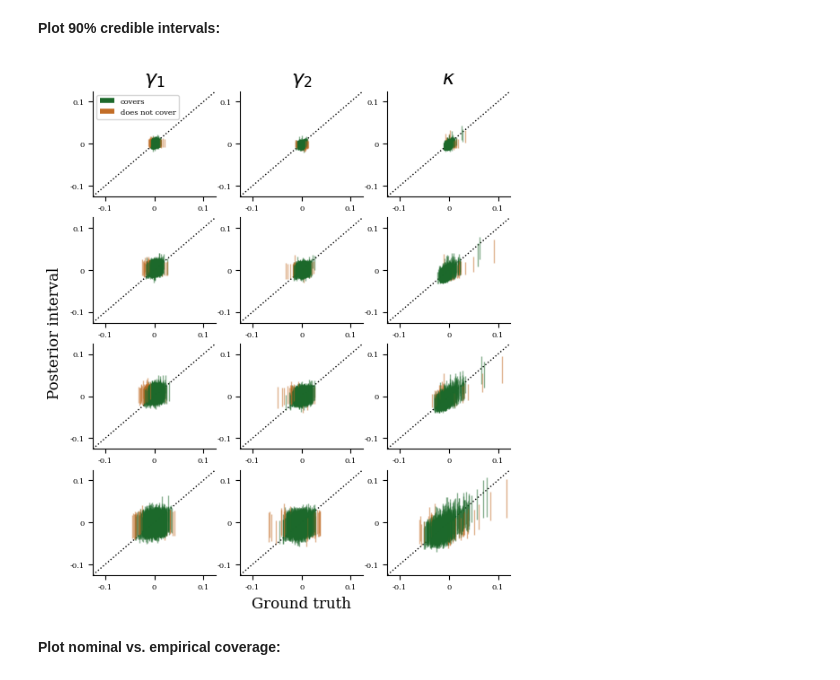
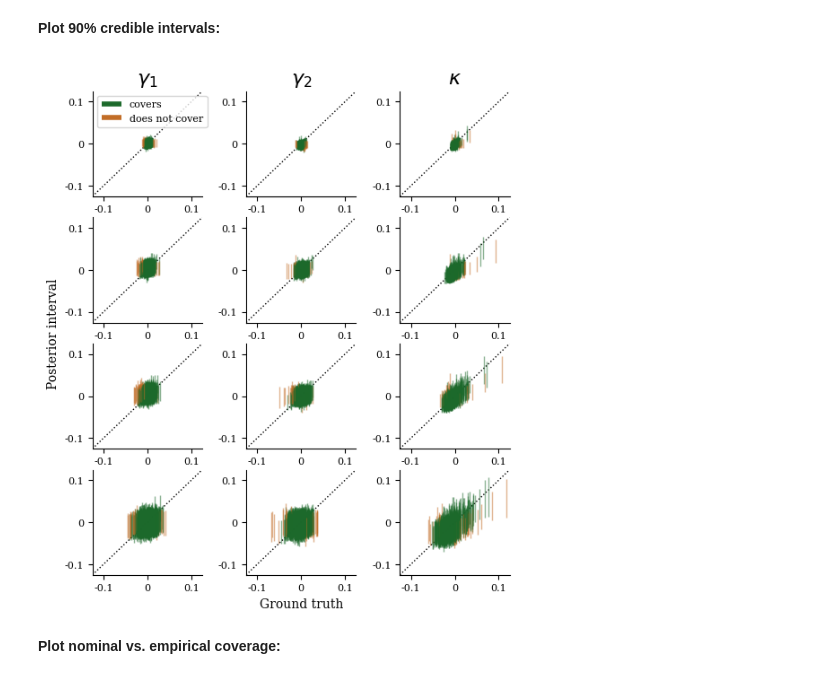
Before and after one commit to prob-ml/blissWL, a Jupyter notebook: images_to_maps/dc2/results/credibleintervals.ipynb, the cells around one changed output. Drawn from its saved outputs; the diff is of its cells as text; code cells hidden in the pictures.

Commit message:
Update figure aesthetics in credible intervals notebook

```diff
--- a/images_to_maps/dc2/results/credibleintervals.ipynb
+++ b/images_to_maps/dc2/results/credibleintervals.ipynb
@@ -177,8 +177,8 @@ Confidence level: 0.95, Shear 1: 0.9832, Shear 2: 0.9789, Convergence: 0.9605
 # %%
 fig, ax = plt.subplots(4, 3, figsize=(6, 7))
 
-fontsize = 12
-ticklabelsize = 6
+axislabelsize = 10
+ticklabelsize = 8
 color = np.array(["#c26d27", "#1c692b"])
 alpha = 0.5
 
@@ -331,37 +331,39 @@ for b in range(num_bins):
             _ = ax[b, 2].vlines(
                 x=convergence_true[..., b].flatten(0, 1)[indexes[i]],
                 linewidths=1,
                 ymin=convergence_ci_lower[:, :, b, :].flatten(0, 1)[..., interval_idx][indexes[i]],
                 ymax=convergence_ci_upper[:, :, b, :].flatten(0, 1)[..., interval_idx][indexes[i]],
                 alpha=alpha,
                 color=color[convergence_coverage[indexes[i]]],
             )
 
 leg = ax[0, 0].legend(loc="upper left", prop={"size": ticklabelsize})
 for lh in leg.legend_handles:
     lh.set_alpha(1)
 for line in leg.get_lines():
     line.set_linewidth(4)
 _ = ax[0, 0].set_title(r"$\gamma_1$", fontsize=16)
 _ = ax[0, 1].set_title(r"$\gamma_2$", fontsize=16)
 _ = ax[0, 2].set_title(r"$\kappa$", fontsize=16)
-_ = ax[3, 1].set_xlabel("Ground truth", fontsize=fontsize)
-_ = ax[1, 0].set_ylabel("Posterior interval", fontsize=fontsize)
-_ = ax[1, 0].yaxis.set_label_coords(-0.25, -0.1)
+_ = ax[3, 1].set_xlabel("Ground truth", fontsize=axislabelsize)
+_ = ax[1, 0].set_ylabel("Posterior interval", fontsize=axislabelsize)
+_ = ax[1, 0].yaxis.set_label_coords(-0.3, -0.1)
 
 for a in ax.flat:
     _ = a.spines[["top", "right"]].set_visible(False)
     _ = a.set_xlim(axmin, axmax)
     _ = a.set_ylim(axmin, axmax)
     _ = a.set_xticks([-0.1, 0, 0.1], [-0.1, 0, 0.1])
     _ = a.set_yticks([-0.1, 0, 0.1], [-0.1, 0, 0.1])
     _ = a.tick_params(axis="both", which="major", labelsize=ticklabelsize)
 
+fig.subplots_adjust(wspace=0.4)
+
 fig.savefig(
     "figures/credibleintervals.png", dpi=600, transparent=True, bbox_inches="tight", pad_inches=0
 )
 # %% [output]
-[figure, old version]
+[figure, new version]
 # %% [markdown]
 **Plot nominal vs. empirical coverage:**
 # %%
```
Also changed, not shown: parts of 1 cell of this notebook.
